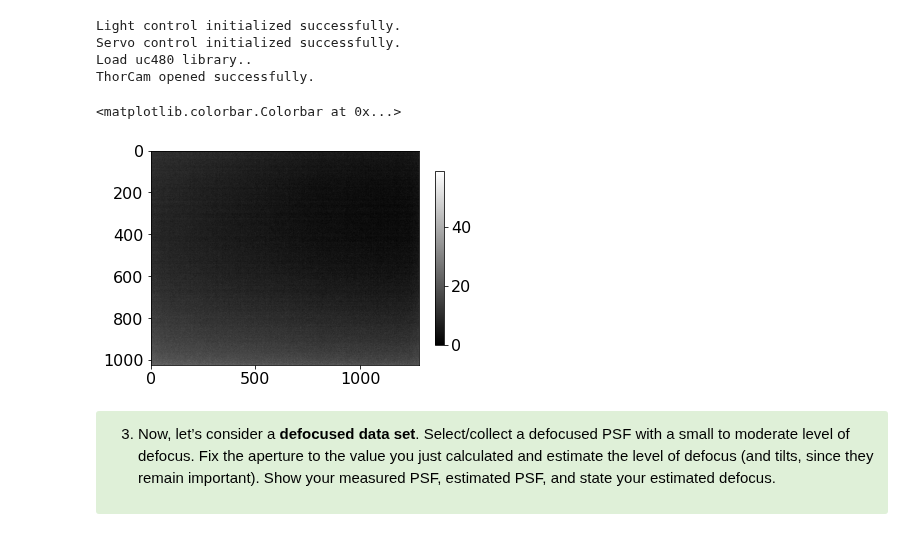
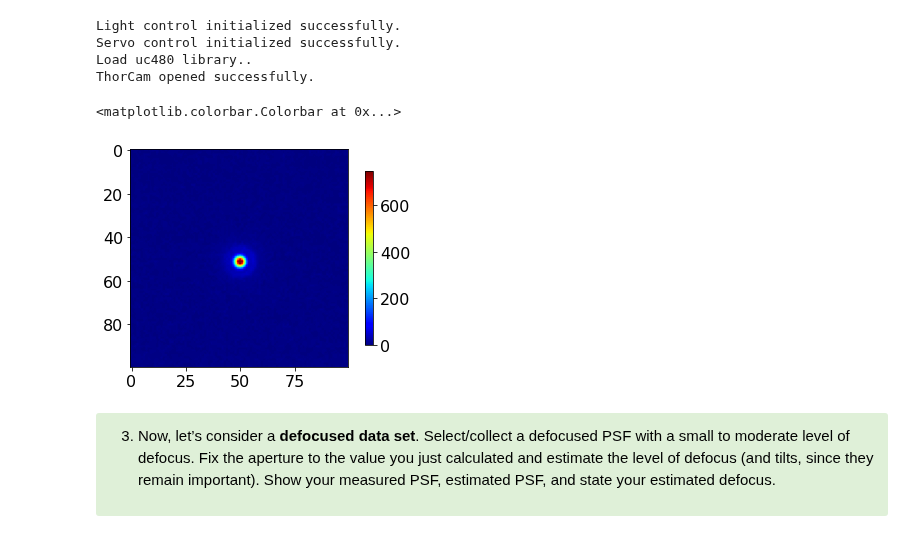
Before and after one commit to dishamishra/Labs_Imager, a Jupyter notebook: Lab4 Part2 (Clean).ipynb, the cells around one changed output. Saved outputs shown, nothing was run; the diff lists cells and outputs as text; code cells hidden in the pictures.

```diff
--- a/Lab4 Part2 (Clean).ipynb
+++ b/Lab4 Part2 (Clean).ipynb
@@ -318,14 +318,16 @@ Servo control initialized successfully.
 Load uc480 library..
 ThorCam opened successfully.
 # %%
-l.set_intensity(60)
-m.set_position(f_wheel, 1540, blocking=True)
-m.set_position(stage_x, 1200, blocking=True)
-m.set_position(stage_y, 400, blocking=True)
-m.set_position(stage_z, 1600, blocking=True)
+l.set_intensity(63)
+m.set_position(stage_x, 770, blocking=True)
+m.set_position(stage_y, 1030, blocking=True)
+m.set_position(stage_z, 1500, blocking=True)
 
-x=plt.imshow(c.capture().copy(), cmap='gray')
+img = c.capture().copy()
+np.save("focNoFilt", img)
+sImg = np.load('focNoFilt.npy')
+x=plt.imshow(sImg[530:630,785:885], cmap='jet')
 plt.colorbar(x,shrink=0.8)
 # %% [output]
 <matplotlib.colorbar.Colorbar at 0x...>
-[figure, old version]
+[figure, new version]
```
Also changed, not shown: parts of 1 cell of this notebook, 8 other files.
